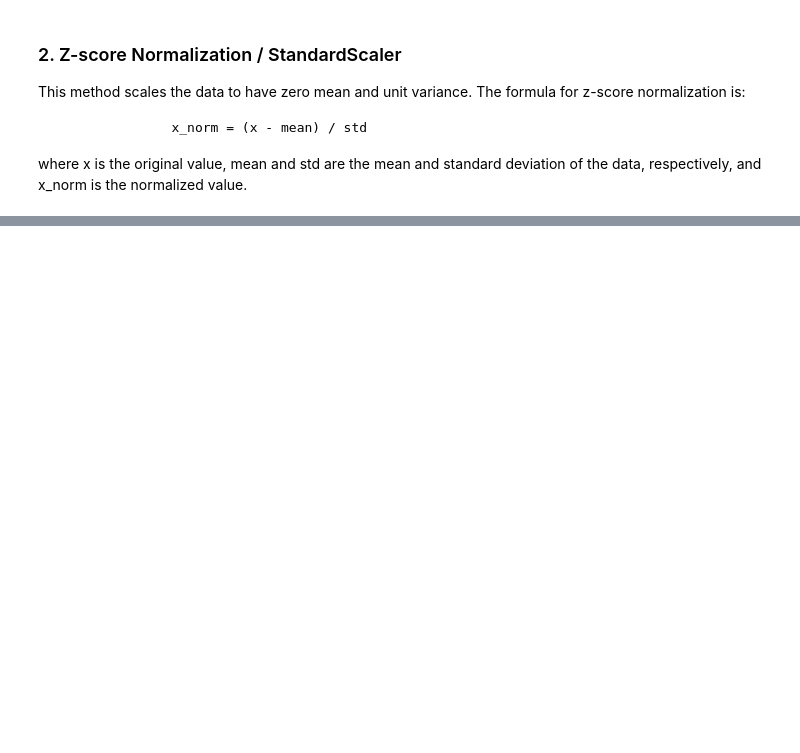
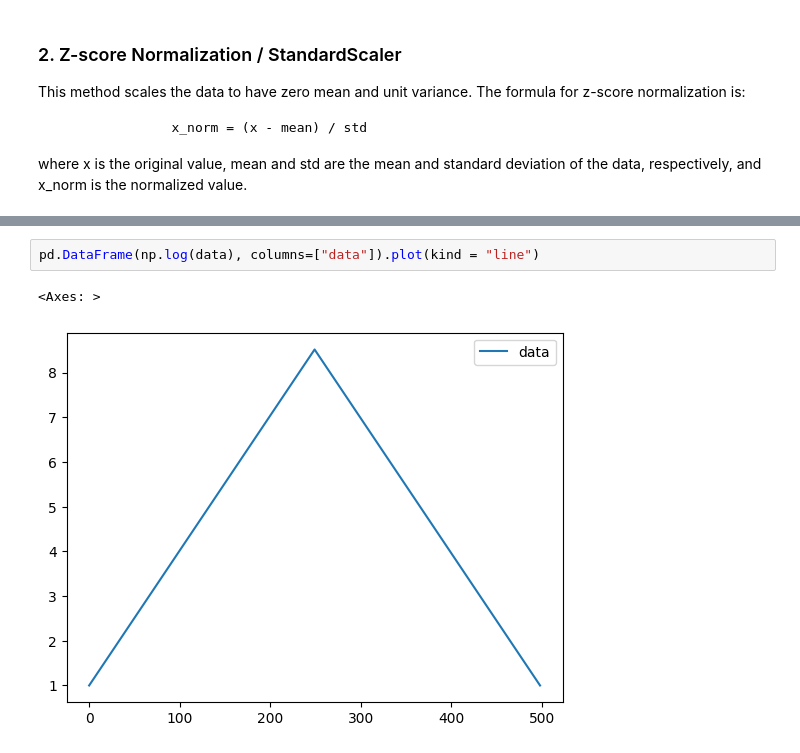
Before and after one commit to GaneshPokharel-tech/datascience, a Jupyter notebook: pandas/normalization.ipynb, the cells around one changed output, grey strips where cells are left out. Drawn from its saved outputs; the diff is of its cells as text; blank space fills up the shorter version.

```diff
--- a/pandas/normalization.ipynb
+++ b/pandas/normalization.ipynb
@@ -96,0 +176,5 @@ where x is the original value, mean and std are the mean and standard deviation
+# %%
+pd.DataFrame(np.log(data), columns=["data"]).plot(kind = "line")
+# %% [output]
+<Axes: >
+[figure, added]
```
Also changed, not shown: parts of 14 cells of this notebook, 1 other file.
